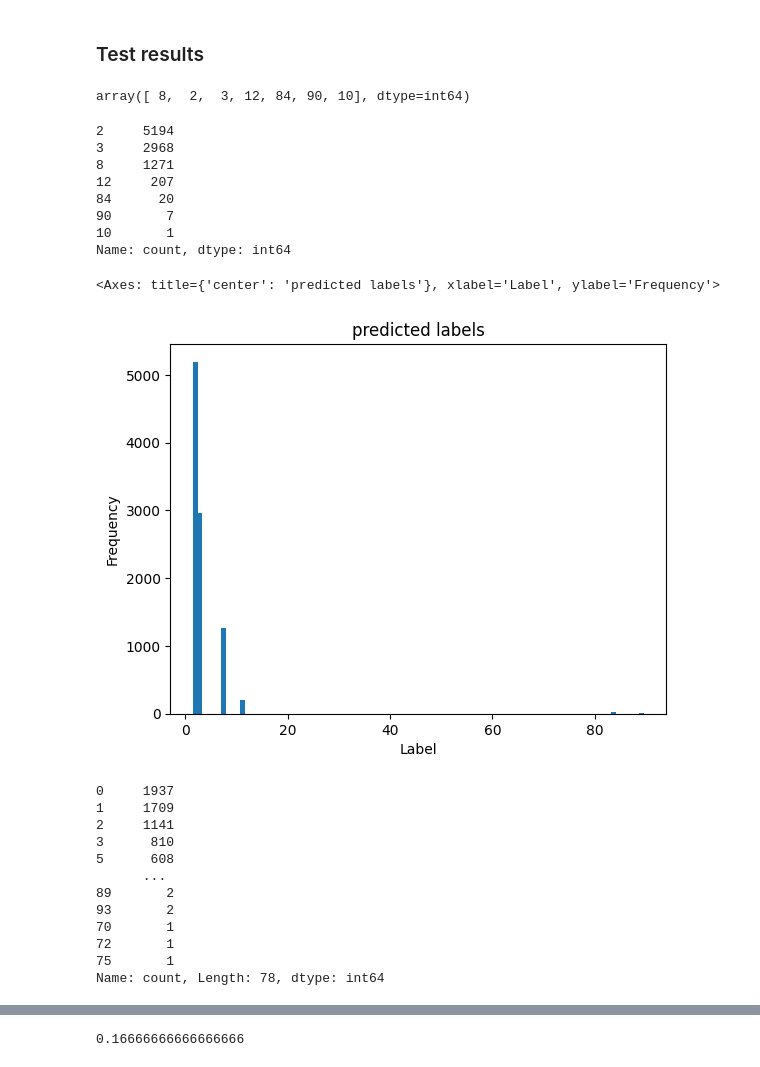
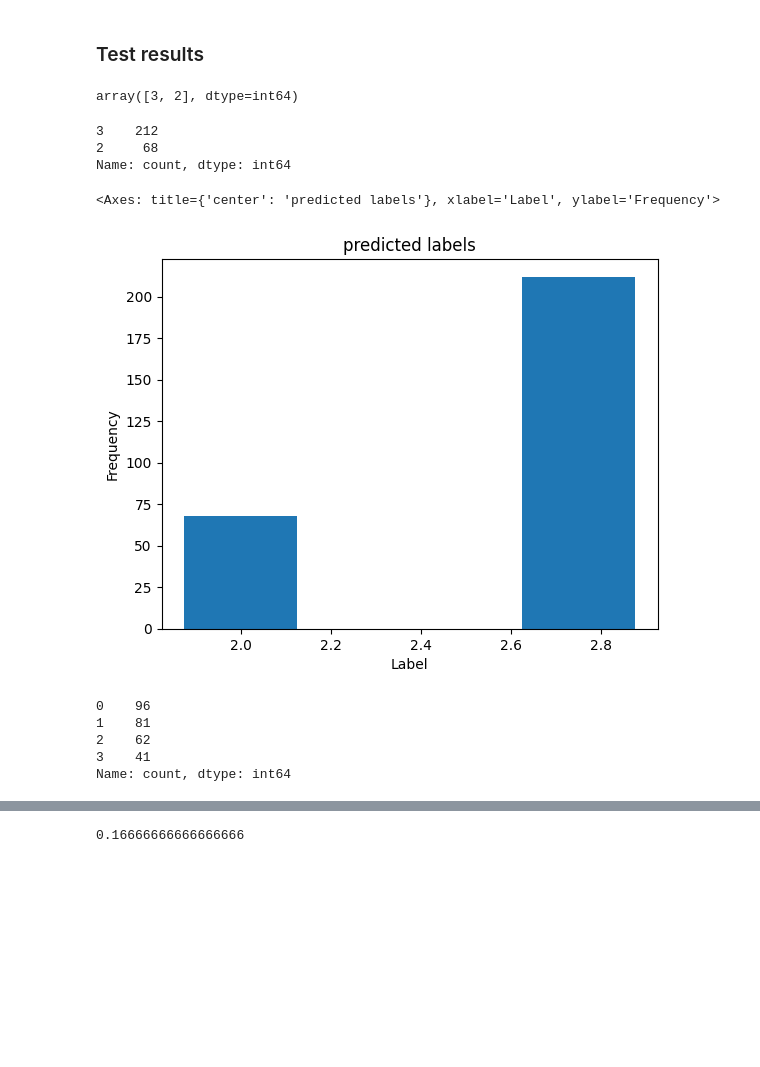
Before and after one commit to oriolmp/TFG, a Jupyter notebook: notebooks/Playground.ipynb, the cells around one changed output, grey strips where cells are left out. Saved outputs shown, nothing was run; the diff lists cells and outputs as text; code cells hidden in the pictures; blank space fills up the shorter version.

```diff
--- a/notebooks/Playground.ipynb
+++ b/notebooks/Playground.ipynb
@@ -289,6 +288,8 @@ verb_class
 Name: count, Length: 78, dtype: int64
 # %% [markdown]
 ### Test results
+# %%
+RESULTS_CSV = 'labels_vanilla_attention_9.csv'
 # %%
 with open(RESULTS_CSV) as csv_file:
     csv_reader = csv.reader(csv_file, delimiter=',')
@@ -306,38 +307,26 @@ labels_ds = pd.Series(labels)
 # %%
 predicted_ds.unique()
 # %% [output]
-array([ 8,  2,  3, 12, 84, 90, 10], dtype=int64)
+array([3, 2], dtype=int64)
 # %%
 predicted_ds.value_counts()
 # %% [output]
-2     5194
-3     2968
-8     1271
-12     207
-84      20
-90       7
-10       1
+3    212
+2     68
 Name: count, dtype: int64
 # %%
-predicted_ds.plot(kind='hist', bins=96, title='predicted labels', xlabel='Label', align='left') # xticks=[x for x in range(21)]
+predicted_ds.plot(kind='hist', bins=4, title='predicted labels', xlabel='Label', align='left') # xticks=[x for x in range(21)]
 # %% [output]
 <Axes: title={'center': 'predicted labels'}, xlabel='Label', ylabel='Frequency'>
-[figure, old version]
+[figure, new version]
 # %%
 labels_ds.value_counts()
 # %% [output]
-0     1937
-1     1709
-2     1141
-3      810
-5      608
-      ...
-89       2
-93       2
-70       1
-72       1
-75       1
-Name: count, Length: 78, dtype: int64
+0    96
+1    81
+2    62
+3    41
+Name: count, dtype: int64
 # %%
 labels_ds.plot(kind='hist', bins=98, title='true labels', xticks=[5*x for x in range(20)], xlabel='Label', align='left')
 # %% [output]
```
Also changed, not shown: parts of 5 cells of this notebook.
